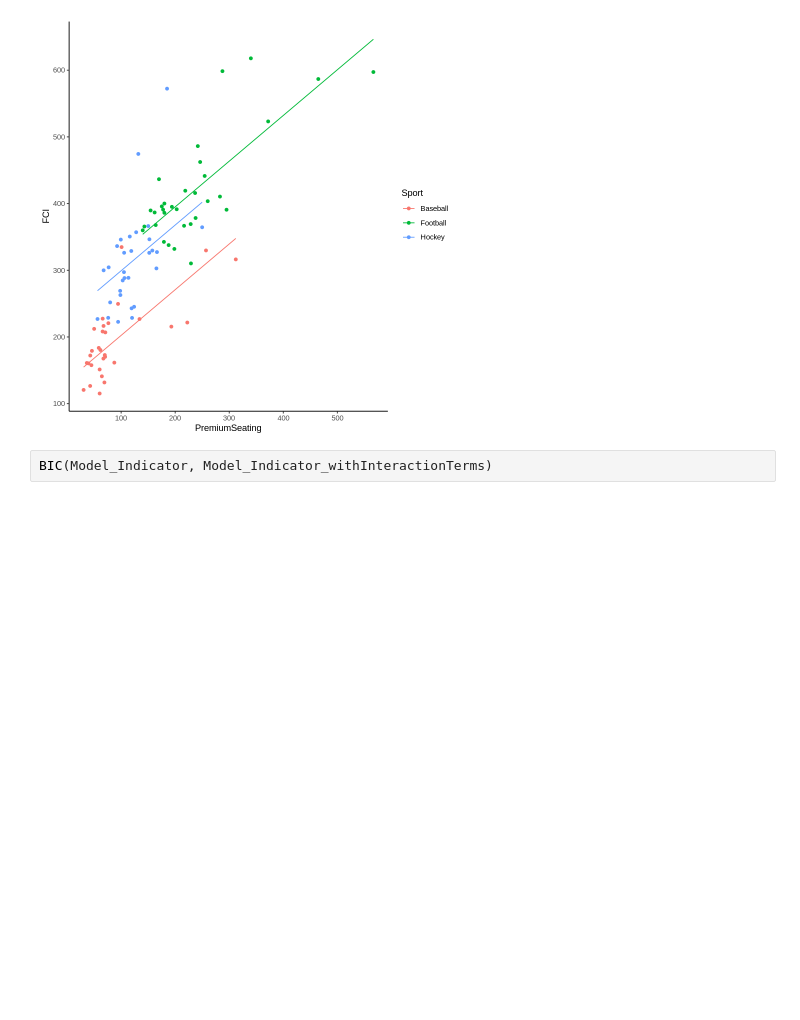
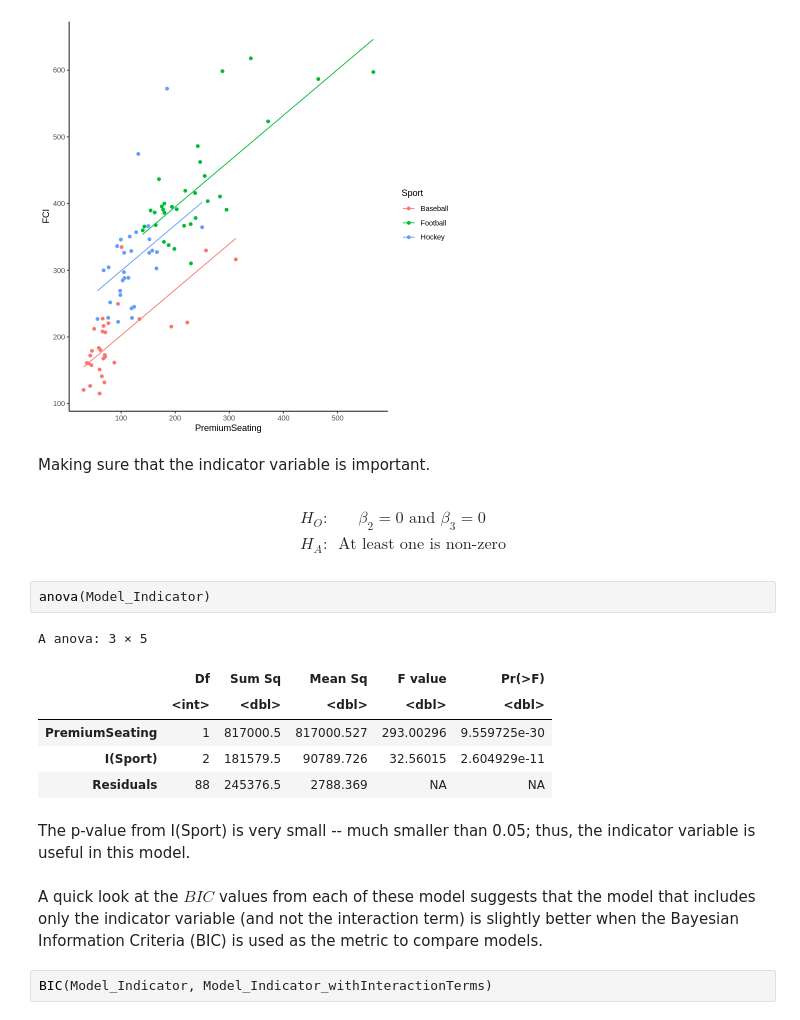
Before and after one commit to christophermalone/stat360, a Jupyter notebook: Handout17_Indicators.ipynb, the cells around one changed output. Cells and saved outputs as stored; diff of their text form; blank space fills up the shorter version.

```diff
--- a/Handout17_Indicators.ipynb
+++ b/Handout17_Indicators.ipynb
@@ -845,6 +845,27 @@ ggplot(data=PredictedValues) +
   theme_classic()
 # %% [output]
 [figure]
+# %% [markdown]
+Making sure that the indicator variable is important.
+# %% [markdown]
+$$
+\begin{array}{rcl}
+H_O : & \beta_{2} = 0 \mbox{ and } \beta_{3} = 0 \\
+H_A: & \mbox{At least one is non-zero}\end{array}
+$$
+# %%
+anova(Model_Indicator)
+# %% [output]
+A anova: 3 × 5
+|  | Df | Sum Sq | Mean Sq | F value | Pr(>F) |
+|  | <int> | <dbl> | <dbl> | <dbl> | <dbl> |
+| PremiumSeating | 1 | 817000.5 | 817000.527 | 293.00296 | 9.559725e-30 |
+| I(Sport) | 2 | 181579.5 | 90789.726 | 32.56015 | 2.604929e-11 |
+| Residuals | 88 | 245376.5 | 2788.369 | NA | NA |
+# %% [markdown]
+The p-value from I(Sport) is very small -- much smaller than 0.05; thus, the indicator variable is useful in this model.
+# %% [markdown]
+A quick look at the $BIC$ values from each of these model suggests that the model that includes only the indicator variable (and not the interaction term) is slightly better when the Bayesian Information Criteria (BIC) is used as the metric to compare models.
 # %%
 BIC(Model_Indicator, Model_Indicator_withInteractionTerms)
 # %% [output]
```
Also changed, not shown: parts of 1 cell of this notebook.
